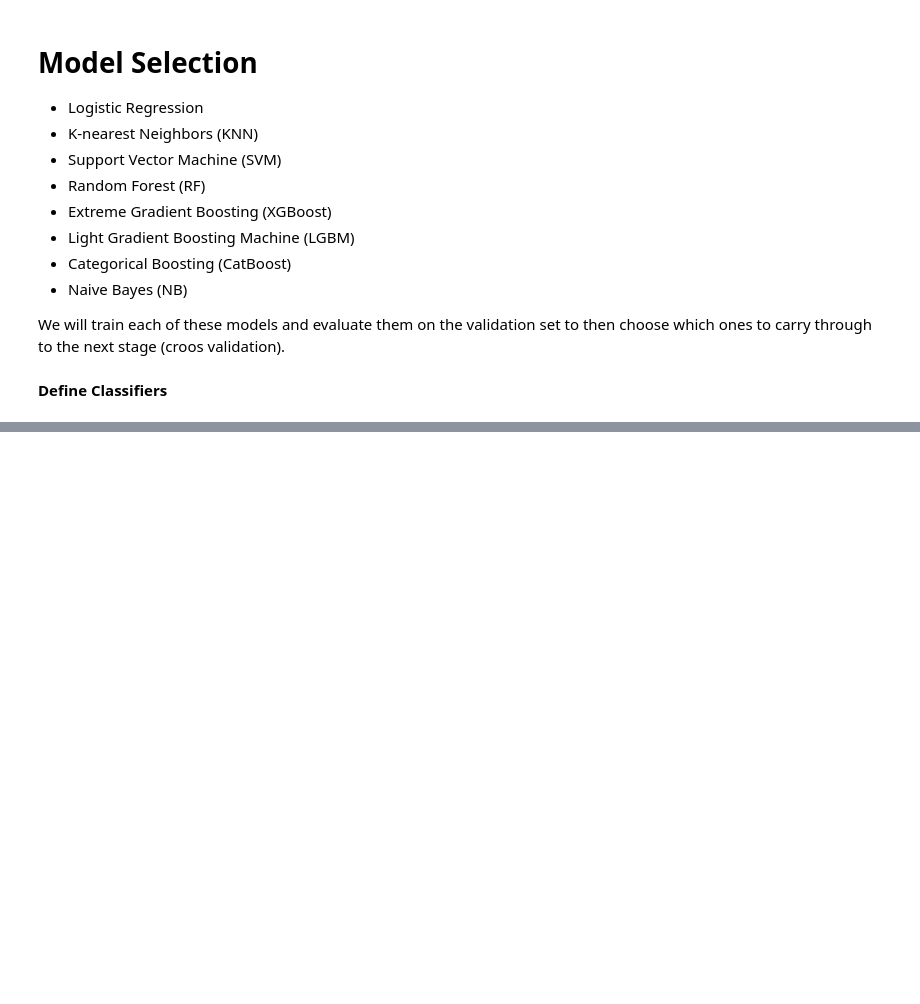
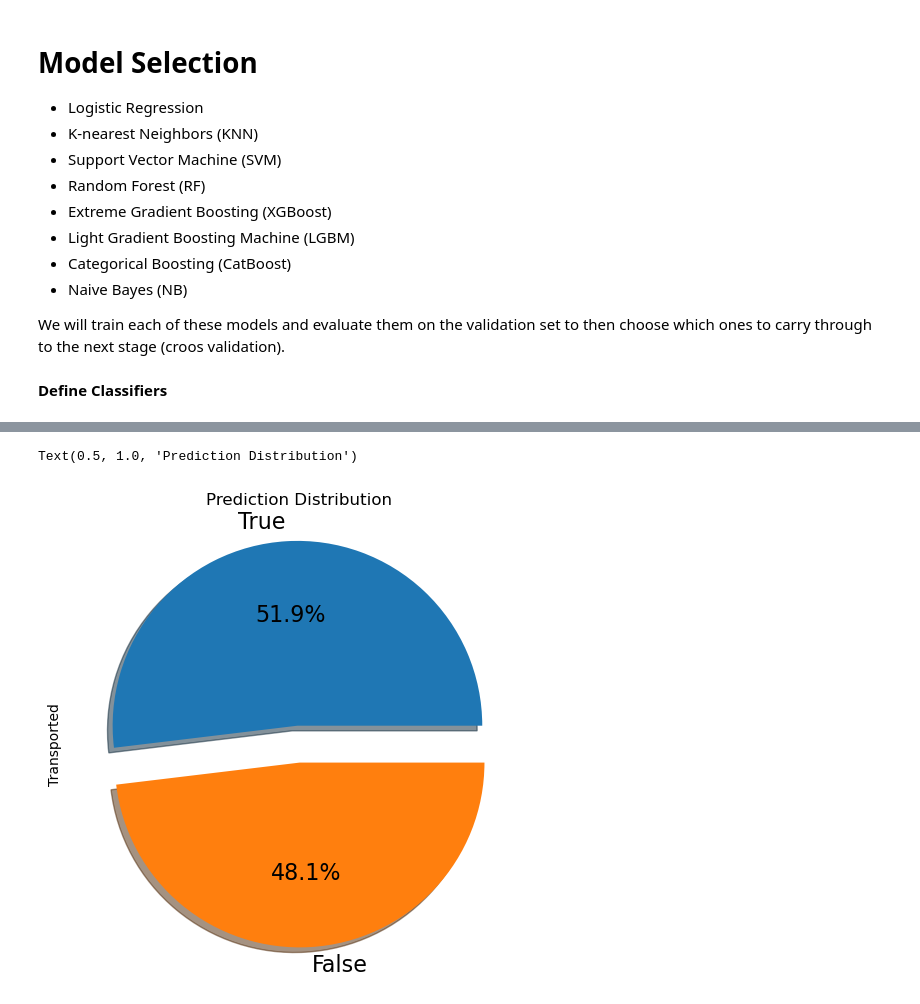
Before and after one commit to cclores1/Gantry-Kinematics, a Jupyter notebook: fork-of-space-titanic-competition-v1-1-a57f3f.ipynb, the cells around one changed output, grey strips where cells are left out. Saved outputs shown, nothing was run; the diff lists cells and outputs as text; code cells hidden in the pictures; blank space fills up the shorter version.

Commit message:
Kaggle Notebook | Fork of Space Titanic Competition v1.1 a57f3f | Version 12

```diff
--- a/fork-of-space-titanic-competition-v1-1-a57f3f.ipynb
+++ b/fork-of-space-titanic-competition-v1-1-a57f3f.ipynb
@@ -1349,0 +1355,23 @@ grid = {
+# %%
+i=0
+clf_best_params=classifiers.copy()
+valid_scores=pd.DataFrame({'Classifer': classifiers.keys(),'Validation accuracy':np.zeros(len(classifiers)), 'Training time': np.zeros(len(classifiers))})
+for key, classifier in classifiers.items():
+    start = time.time()
+    clf = GridSearchCV(estimator = classifier, param_grid=grid[key], n_jobs=-1 , cv=None)
+
+    # Train and score
+    clf.fit(X_train, y_train)
+    valid_scores.iloc[i,1]= clf.score(X_valid, y_valid)
+
+    # Save trained model
+    clf_best_params[key]=clf.best_params_
+
+    #print iteration and training time
+    stop = time.time()
+    valid_scores.iloc[i,2]= np.round((stop - start)/60, 2)
+
+    print('Model', key)
+    print('Training time (mins):', valid_scores.iloc[i,2])
+    print('')
+    i+=1
@@ -1349,0 +1565,17 @@ grid = {
+# %%
+preds_tuned = (preds>=T_opt).astype(int)
+# %%
+sub = pd.read_csv('../input/spaceship-titanic/sample_submission.csv')
+
+#add predictions
+sub['Transported']= preds_tuned
+
+# replace 0 and 1 for false and true
+sub = sub.replace({0:False,1:True})
+
+#prediction distribution
+plt.figure(figsize=(6,6))
+sub['Transported'].value_counts().plot.pie(explode=[0.1,0.1], autopct='%1.1f%%', shadow=True, textprops={'fontsize': 16}).set_title("Prediction Distribution")
+# %% [output]
+Text(0.5, 1.0, 'Prediction Distribution')
+[figure, added]
```
Also changed, not shown: parts of 19 cells of this notebook.
